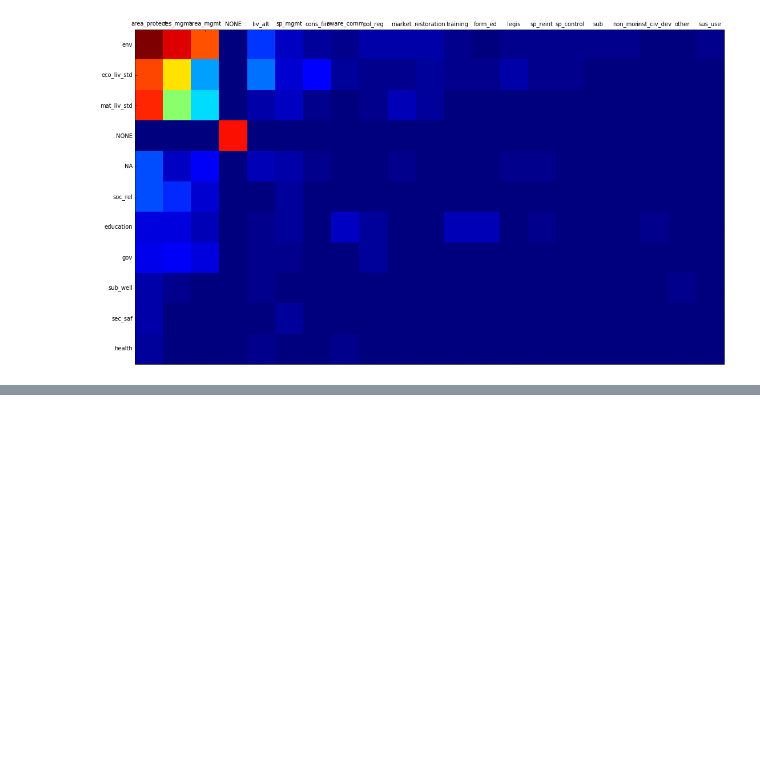
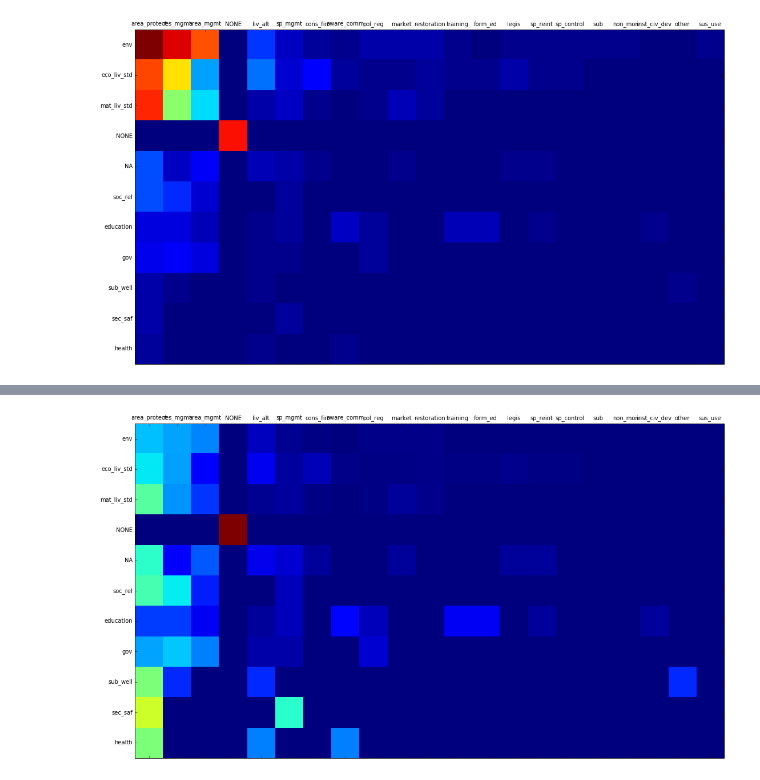
Before and after one commit to datakind/permanent-colandr-back, a Jupyter notebook: pdfestrian/rData_exploration.ipynb, the cells around one changed output, grey strips where cells are left out. Cells and saved outputs as stored; diff of their text form; code cells hidden in the pictures; blank space fills up the shorter version.

```diff
--- a/pdfestrian/rData_exploration.ipynb
+++ b/pdfestrian/rData_exploration.ipynb
@@ -229,0 +249,19 @@ _ = ax.set_yticklabels(outbio.index)
+# %%
+m = len(outcomeMap)
+n = len(internvMap)
+
+rowmat3 = (matrix3 / matrix3.sum(axis=1)[:,None])*100
+
+outbio = pd.DataFrame(data=rowmat3,columns=intervdf.keys(),index=outcomedf.keys())
+show = plt.matshow(outbio, interpolation='nearest', aspect='auto')
+
+fig = matplotlib.pyplot.gcf()
+fig.set_size_inches(18.5, 10.5)
+
+ax = show.axes
+_ = ax.set_xticks(np.linspace(0, n-1, n))
+_ = ax.set_xticklabels(outbio.columns)
+_ = ax.set_yticks(np.linspace(0, m-1, m))
+_ = ax.set_yticklabels(outbio.index)
+# %% [output]
+[figure, added]
```
Also changed, not shown: parts of 4 cells of this notebook.
